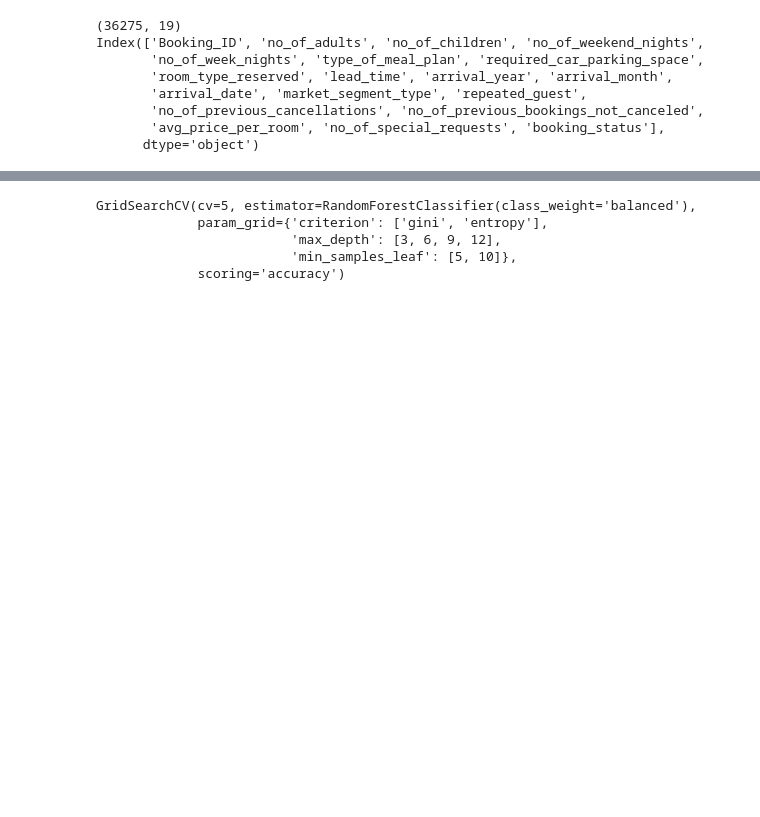
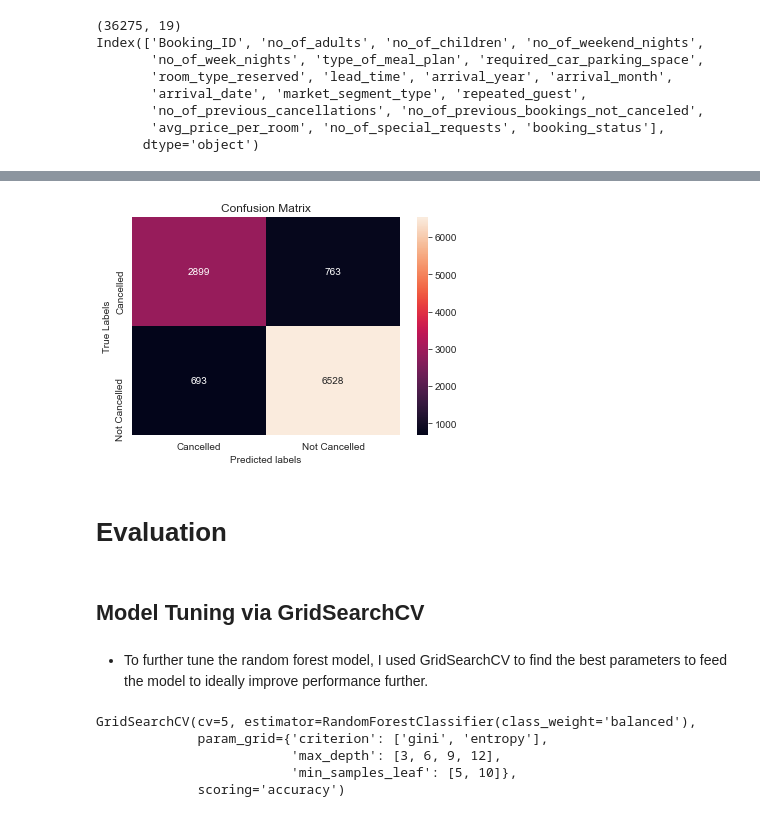
Before and after one commit to dorndorfronk/Capstone2, a Jupyter notebook: CapstoneNotebook.ipynb, the cells around one changed output, grey strips where cells are left out. Cells and saved outputs as stored; diff of their text form; code cells hidden in the pictures; blank space fills up the shorter version.

```diff
--- a/CapstoneNotebook.ipynb
+++ b/CapstoneNotebook.ipynb
@@ -264,3 +293,29 @@ plt.show()
+# %%
+#Confusion matrix showing TP, FP, FN, TN.
+
+ax = plt.subplot()
+sns.heatmap(metrics.confusion_matrix(y_pred, y_test), annot=True, fmt='g', ax=ax)
+
+#Labels, title and ticks.
+ax.set_xlabel('Predicted labels');ax.set_ylabel('True Labels');
+ax.set_title('Confusion Matrix');
+ax.xaxis.set_ticklabels(['Cancelled', 'Not Cancelled']);
+ax.yaxis.set_ticklabels(['Cancelled', 'Not Cancelled']);
+
+#Understanding the confusion matrix:
+#True Positive, False Positive.
+#False Negative, True Negative.
+#Looking at the confusion matrix, we can see the vast majority
+#of the true positive and true negative values were accurately predicted.
+#There is also an 88% accuracy rate using this model, excellent accuracy.
+# %% [output]
+[figure, added]
+# %% [markdown]
+# Evaluation
+# %% [markdown]
+## Model Tuning via GridSearchCV
+# %% [markdown]
+* To further tune the random forest model, I used GridSearchCV to find the best parameters to feed the model to ideally improve performance further.
 # %%
 #Create the parameter grid
 
```
Also changed, not shown: parts of 50 cells of this notebook.
